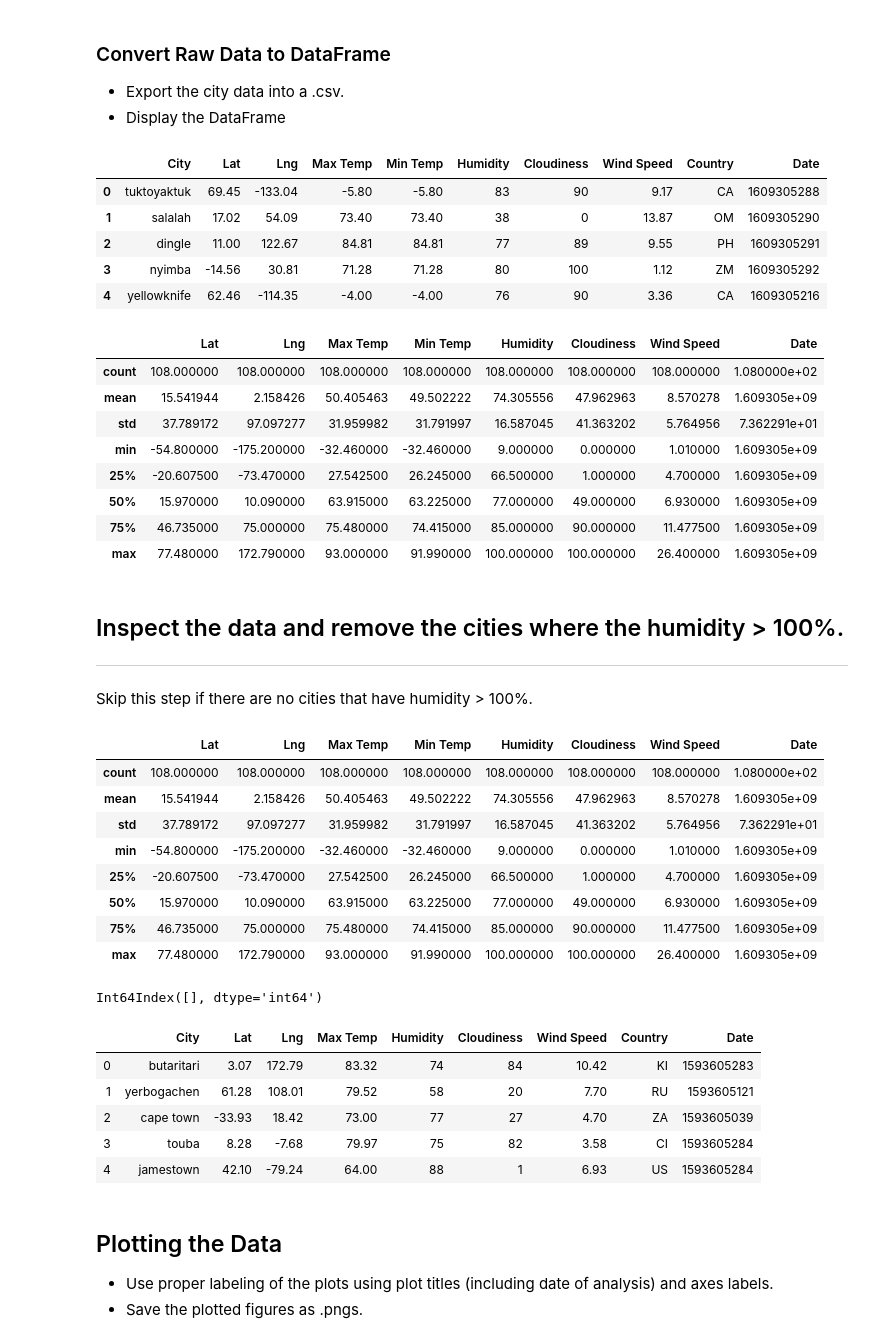
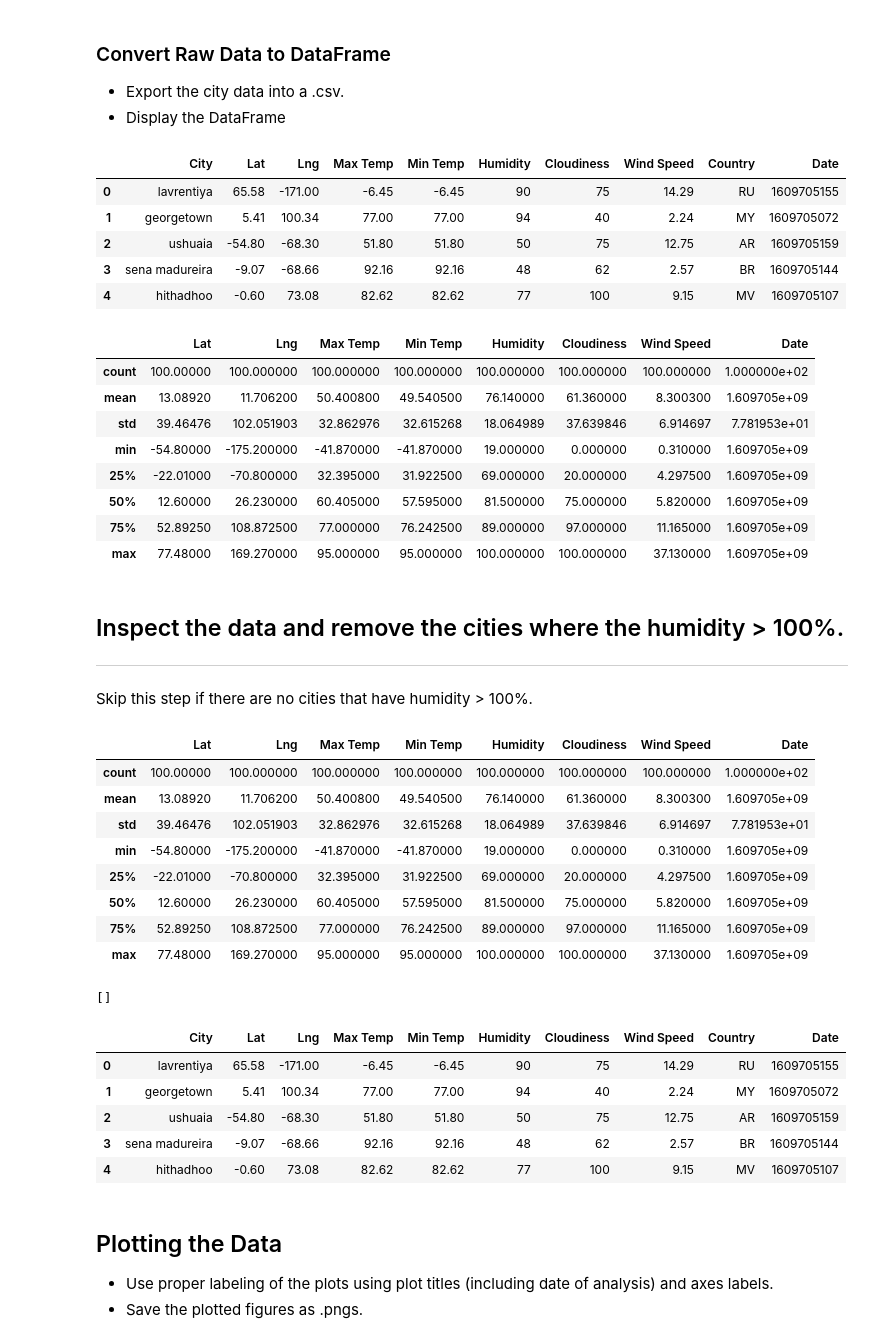
Before and after one commit to floresfdo/python-api-challenge, a Jupyter notebook: WeatherPy/WeatherPy.ipynb, the cells around one changed output. Saved outputs shown, nothing was run; the diff lists cells and outputs as text; code cells hidden in the pictures.

```diff
--- a/WeatherPy/WeatherPy.ipynb
+++ b/WeatherPy/WeatherPy.ipynb
@@ -34,8 +34,8 @@ lat_lngs = []
 cities = []
 
 # Create a set of random lat and lng combinations
-lats = np.random.uniform(lat_range[0], lat_range[1], size=150)
-lngs = np.random.uniform(lng_range[0], lng_range[1], size=150)
+lats = np.random.uniform(lat_range[0], lat_range[1], size=1500)
+lngs = np.random.uniform(lng_range[0], lng_range[1], size=1500)
 lat_lngs = zip(lats, lngs)
 
 # Identify nearest city for each lat, lng combination
@@ -128,51 +128,56 @@ city_data = pd.DataFrame(cities_dict)
 city_data.head()
 # %% [output]
 |  | City | Lat | Lng | Max Temp | Min Temp | Humidity | Cloudiness | Wind Speed | Country | Date |
-| 0 | tuktoyaktuk | 69.45 | -133.04 | -5.80 | -5.80 | 83 | 90 | 9.17 | CA | 1609305288 |
-| 1 | salalah | 17.02 | 54.09 | 73.40 | 73.40 | 38 | 0 | 13.87 | OM | 1609305290 |
-| 2 | dingle | 11.00 | 122.67 | 84.81 | 84.81 | 77 | 89 | 9.55 | PH | 1609305291 |
-| 3 | nyimba | -14.56 | 30.81 | 71.28 | 71.28 | 80 | 100 | 1.12 | ZM | 1609305292 |
-| 4 | yellowknife | 62.46 | -114.35 | -4.00 | -4.00 | 76 | 90 | 3.36 | CA | 1609305216 |
+| 0 | lavrentiya | 65.58 | -171.00 | -6.45 | -6.45 | 90 | 75 | 14.29 | RU | 1609705155 |
+| 1 | georgetown | 5.41 | 100.34 | 77.00 | 77.00 | 94 | 40 | 2.24 | MY | 1609705072 |
+| 2 | ushuaia | -54.80 | -68.30 | 51.80 | 51.80 | 50 | 75 | 12.75 | AR | 1609705159 |
+| 3 | sena madureira | -9.07 | -68.66 | 92.16 | 92.16 | 48 | 62 | 2.57 | BR | 1609705144 |
+| 4 | hithadhoo | -0.60 | 73.08 | 82.62 | 82.62 | 77 | 100 | 9.15 | MV | 1609705107 |
 # %%
 city_data.describe()
 # %% [output]
 |  | Lat | Lng | Max Temp | Min Temp | Humidity | Cloudiness | Wind Speed | Date |
-| count | 108.000000 | 108.000000 | 108.000000 | 108.000000 | 108.000000 | 108.000000 | 108.000000 | 1.080000e+02 |
-| mean | 15.541944 | 2.158426 | 50.405463 | 49.502222 | 74.305556 | 47.962963 | 8.570278 | 1.609305e+09 |
-| std | 37.789172 | 97.097277 | 31.959982 | 31.791997 | 16.587045 | 41.363202 | 5.764956 | 7.362291e+01 |
-| min | -54.800000 | -175.200000 | -32.460000 | -32.460000 | 9.000000 | 0.000000 | 1.010000 | 1.609305e+09 |
-| 25% | -20.607500 | -73.470000 | 27.542500 | 26.245000 | 66.500000 | 1.000000 | 4.700000 | 1.609305e+09 |
-| 50% | 15.970000 | 10.090000 | 63.915000 | 63.225000 | 77.000000 | 49.000000 | 6.930000 | 1.609305e+09 |
-| 75% | 46.735000 | 75.000000 | 75.480000 | 74.415000 | 85.000000 | 90.000000 | 11.477500 | 1.609305e+09 |
-| max | 77.480000 | 172.790000 | 93.000000 | 91.990000 | 100.000000 | 100.000000 | 26.400000 | 1.609305e+09 |
+| count | 100.00000 | 100.000000 | 100.000000 | 100.000000 | 100.000000 | 100.000000 | 100.000000 | 1.000000e+02 |
+| mean | 13.08920 | 11.706200 | 50.400800 | 49.540500 | 76.140000 | 61.360000 | 8.300300 | 1.609705e+09 |
+| std | 39.46476 | 102.051903 | 32.862976 | 32.615268 | 18.064989 | 37.639846 | 6.914697 | 7.781953e+01 |
+| min | -54.80000 | -175.200000 | -41.870000 | -41.870000 | 19.000000 | 0.000000 | 0.310000 | 1.609705e+09 |
+| 25% | -22.01000 | -70.800000 | 32.395000 | 31.922500 | 69.000000 | 20.000000 | 4.297500 | 1.609705e+09 |
+| 50% | 12.60000 | 26.230000 | 60.405000 | 57.595000 | 81.500000 | 75.000000 | 5.820000 | 1.609705e+09 |
+| 75% | 52.89250 | 108.872500 | 77.000000 | 76.242500 | 89.000000 | 97.000000 | 11.165000 | 1.609705e+09 |
+| max | 77.48000 | 169.270000 | 95.000000 | 95.000000 | 100.000000 | 100.000000 | 37.130000 | 1.609705e+09 |
 # %% [markdown]
 ## Inspect the data and remove the cities where the humidity > 100%.
 ----
 Skip this step if there are no cities that have humidity > 100%.
 # %%
 clean_city_data = city_data.loc[city_data["Humidity"] <= 100]
+#clean_city_data.head()
 clean_city_data.describe()
 # %% [output]
 |  | Lat | Lng | Max Temp | Min Temp | Humidity | Cloudiness | Wind Speed | Date |
-| count | 108.000000 | 108.000000 | 108.000000 | 108.000000 | 108.000000 | 108.000000 | 108.000000 | 1.080000e+02 |
-| mean | 15.541944 | 2.158426 | 50.405463 | 49.502222 | 74.305556 | 47.962963 | 8.570278 | 1.609305e+09 |
-| std | 37.789172 | 97.097277 | 31.959982 | 31.791997 | 16.587045 | 41.363202 | 5.764956 | 7.362291e+01 |
-| min | -54.800000 | -175.200000 | -32.460000 | -32.460000 | 9.000000 | 0.000000 | 1.010000 | 1.609305e+09 |
-| 25% | -20.607500 | -73.470000 | 27.542500 | 26.245000 | 66.500000 | 1.000000 | 4.700000 | 1.609305e+09 |
-| 50% | 15.970000 | 10.090000 | 63.915000 | 63.225000 | 77.000000 | 49.000000 | 6.930000 | 1.609305e+09 |
-| 75% | 46.735000 | 75.000000 | 75.480000 | 74.415000 | 85.000000 | 90.000000 | 11.477500 | 1.609305e+09 |
-| max | 77.480000 | 172.790000 | 93.000000 | 91.990000 | 100.000000 | 100.000000 | 26.400000 | 1.609305e+09 |
+| count | 100.00000 | 100.000000 | 100.000000 | 100.000000 | 100.000000 | 100.000000 | 100.000000 | 1.000000e+02 |
+| mean | 13.08920 | 11.706200 | 50.400800 | 49.540500 | 76.140000 | 61.360000 | 8.300300 | 1.609705e+09 |
+| std | 39.46476 | 102.051903 | 32.862976 | 32.615268 | 18.064989 | 37.639846 | 6.914697 | 7.781953e+01 |
+| min | -54.80000 | -175.200000 | -41.870000 | -41.870000 | 19.000000 | 0.000000 | 0.310000 | 1.609705e+09 |
+| 25% | -22.01000 | -70.800000 | 32.395000 | 31.922500 | 69.000000 | 20.000000 | 4.297500 | 1.609705e+09 |
+| 50% | 12.60000 | 26.230000 | 60.405000 | 57.595000 | 81.500000 | 75.000000 | 5.820000 | 1.609705e+09 |
+| 75% | 52.89250 | 108.872500 | 77.000000 | 76.242500 | 89.000000 | 97.000000 | 11.165000 | 1.609705e+09 |
+| max | 77.48000 | 169.270000 | 95.000000 | 95.000000 | 100.000000 | 100.000000 | 37.130000 | 1.609705e+09 |
 # %%
 #  Get the indices of cities that have humidity over 100%.
+humidity_list = city_data.index[city_data['Humidity'] > 100].tolist()
+humidity_list
 # %% [output]
-Int64Index([], dtype='int64')
+[]
 # %%
 # Make a new DataFrame equal to the city data to drop all humidity outliers by index.
 # Passing "inplace=False" will make a copy of the city_data DataFrame, which we call "clean_city_data".
+cleancity_data = city_data.drop(humidity_list)
+cleancity_data.head()
 # %% [output]
-|  | City | Lat | Lng | Max Temp | Humidity | Cloudiness | Wind Speed | Country | Date |
-| 0 | butaritari | 3.07 | 172.79 | 83.32 | 74 | 84 | 10.42 | KI | 1593605283 |
-| 1 | yerbogachen | 61.28 | 108.01 | 79.52 | 58 | 20 | 7.70 | RU | 1593605121 |
-| 2 | cape town | -33.93 | 18.42 | 73.00 | 77 | 27 | 4.70 | ZA | 1593605039 |
-| 3 | touba | 8.28 | -7.68 | 79.97 | 75 | 82 | 3.58 | CI | 1593605284 |
-| 4 | jamestown | 42.10 | -79.24 | 64.00 | 88 | 1 | 6.93 | US | 1593605284 |
+|  | City | Lat | Lng | Max Temp | Min Temp | Humidity | Cloudiness | Wind Speed | Country | Date |
+| 0 | lavrentiya | 65.58 | -171.00 | -6.45 | -6.45 | 90 | 75 | 14.29 | RU | 1609705155 |
+| 1 | georgetown | 5.41 | 100.34 | 77.00 | 77.00 | 94 | 40 | 2.24 | MY | 1609705072 |
+| 2 | ushuaia | -54.80 | -68.30 | 51.80 | 51.80 | 50 | 75 | 12.75 | AR | 1609705159 |
+| 3 | sena madureira | -9.07 | -68.66 | 92.16 | 92.16 | 48 | 62 | 2.57 | BR | 1609705144 |
+| 4 | hithadhoo | -0.60 | 73.08 | 82.62 | 82.62 | 77 | 100 | 9.15 | MV | 1609705107 |
```
Also changed, not shown: parts of 24 cells of this notebook.
